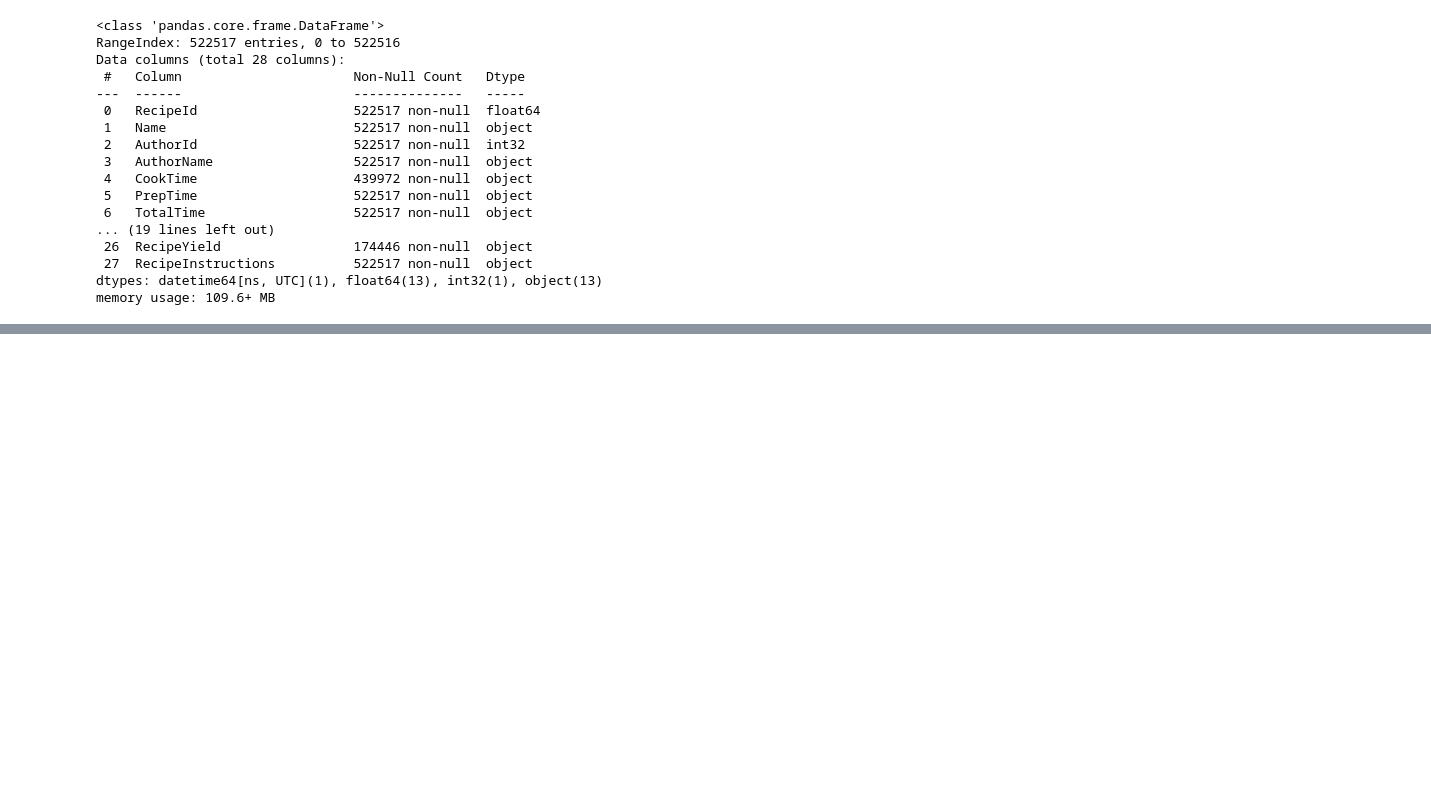
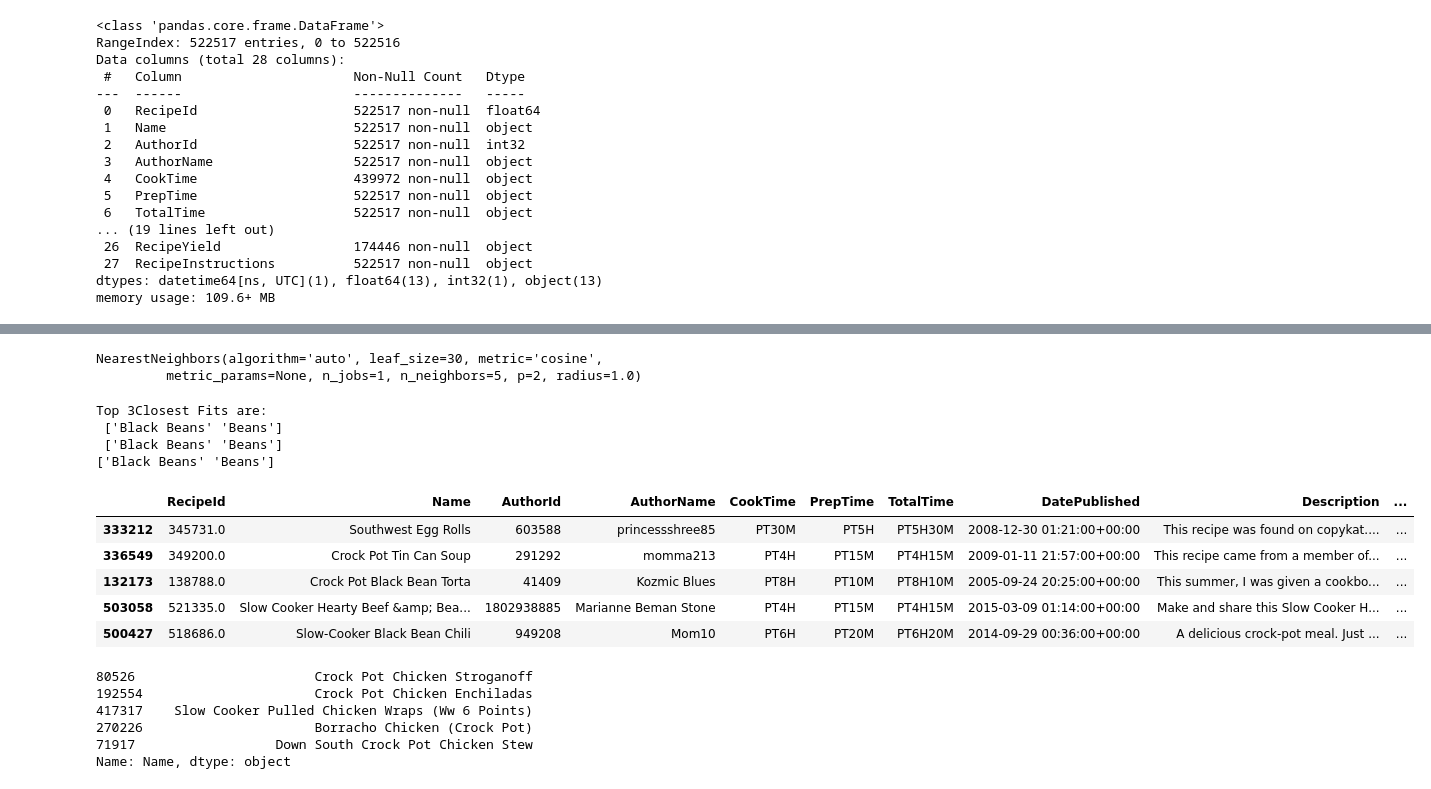
Before and after one commit to RafayKhan2/Brainstation-Capstone, a Jupyter notebook: Rafay_Khan_Capstone_Sprint1.ipynb, the cells around one changed output, grey strips where cells are left out. Saved outputs shown, nothing was run; the diff lists cells and outputs as text; code cells hidden in the pictures; blank space fills up the shorter version.

```diff
--- a/Rafay_Khan_Capstone_Sprint1.ipynb
+++ b/Rafay_Khan_Capstone_Sprint1.ipynb
@@ -275,0 +317,23 @@ Top 3 Recommended Dishes:
+# %%
+nltk.download('stopwords')
+from nltk.corpus import stopwords
+
+ENGLISH_STOP_WORDS = stopwords.words('english')
+
+def my_tokenizer(sentence):
+    # remove punctuation and set to lower case
+    for punctuation_mark in string.punctuation:
+        sentence = sentence.replace(punctuation_mark,'').lower()
+
+    # split sentence into words
+    listofwords = sentence.split(' ')
+    listofstemmed_words = []
+
+    # remove stopwords and any tokens that are just empty strings
+    for word in listofwords:
+        if (not word in ENGLISH_STOP_WORDS) and (word!=''):
+            # Stem words
+            stemmed_word = stemmer.stem(word)
+            listofstemmed_words.append(stemmed_word)
+
+    return listofstemmed_words
@@ -275,0 +359,43 @@ Top 3 Recommended Dishes:
+# %%
+from sklearn.feature_extraction.text import TfidfVectorizer
+tfidf = TfidfVectorizer(min_df=5,
+                        tokenizer=my_tokenizer)
+tfidf.fit(X)
+
+X_train_transformed = tfidf.transform(X)
+# %%
+from sklearn.neighbors import NearestNeighbors
+
+nn_model = NearestNeighbors(n_neighbors=5, metric="cosine")
+nn_model.fit(X_train_transformed)
+# %% [output]
+NearestNeighbors(algorithm='auto', leaf_size=30, metric='cosine',
+         metric_params=None, n_jobs=1, n_neighbors=5, p=2, radius=1.0)
+# %%
+search_terms = ['Black']
+search_terms_transformed = tfidf.transform(search_terms)
+
+dist, neighbour_ind = nn_model.kneighbors(search_terms_transformed)
+idx = neighbour_ind[0].astype(int)
+print(f"\nTop 3Closest Fits are:\n {X.iloc[neighbour_ind[0][0]]} \n {X.iloc[neighbour_ind[0][1]]} \n{X.iloc[neighbour_ind[0][2]]}")
+nutrition.iloc[idx]
+# %% [output]
+Top 3Closest Fits are:
+ ['Black Beans' 'Beans']
+ ['Black Beans' 'Beans']
+['Black Beans' 'Beans']
+|  | RecipeId | Name | AuthorId | AuthorName | CookTime | PrepTime | TotalTime | DatePublished | Description | ... |
+| 333212 | 345731.0 | Southwest Egg Rolls | 603588 | princessshree85 | PT30M | PT5H | PT5H30M | 2008-12-30 01:21:00+00:00 | This recipe was found on copykat.... | ... |
+| 336549 | 349200.0 | Crock Pot Tin Can Soup | 291292 | momma213 | PT4H | PT15M | PT4H15M | 2009-01-11 21:57:00+00:00 | This recipe came from a member of... | ... |
+| 132173 | 138788.0 | Crock Pot Black Bean Torta | 41409 | Kozmic Blues | PT8H | PT10M | PT8H10M | 2005-09-24 20:25:00+00:00 | This summer, I was given a cookbo... | ... |
+| 503058 | 521335.0 | Slow Cooker Hearty Beef &amp; Bea... | 1802938885 | Marianne Beman Stone | PT4H | PT15M | PT4H15M | 2015-03-09 01:14:00+00:00 | Make and share this Slow Cooker H... | ... |
+| 500427 | 518686.0 | Slow-Cooker Black Bean Chili | 949208 | Mom10 | PT6H | PT20M | PT6H20M | 2014-09-29 00:36:00+00:00 | A delicious crock-pot meal. Just ... | ... |
+# %%
+nutrition.iloc[neighbour_ind[0][0:5]]['Name']
+# %% [output]
+80526                       Crock Pot Chicken Stroganoff
+192554                      Crock Pot Chicken Enchiladas
+417317    Slow Cooker Pulled Chicken Wraps (Ww 6 Points)
+270226                      Borracho Chicken (Crock Pot)
+71917                  Down South Crock Pot Chicken Stew
+Name: Name, dtype: object
```
Also changed, not shown: parts of 22 cells of this notebook.
